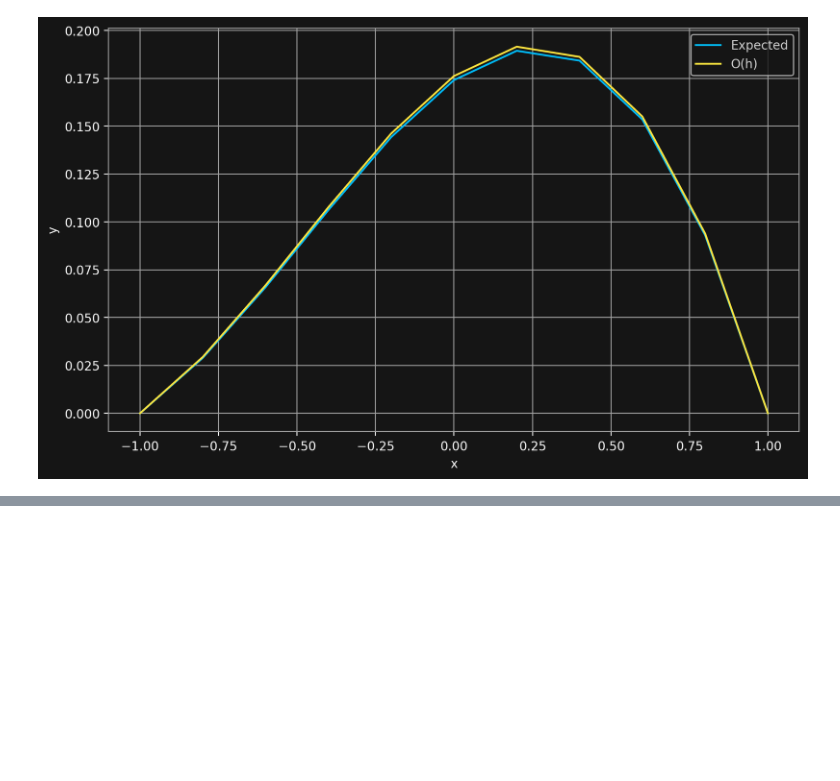
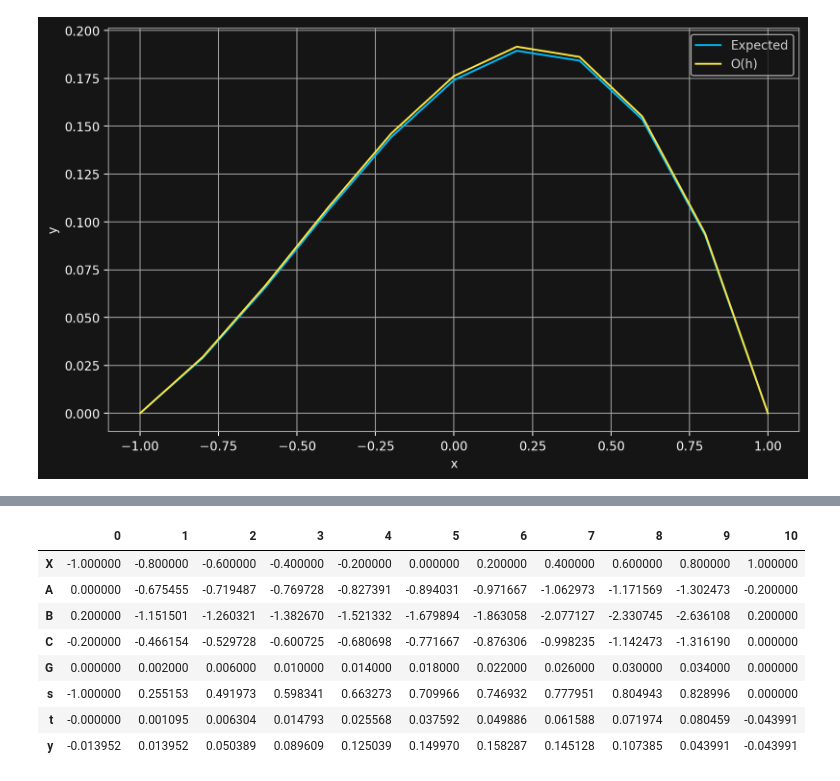
Before and after one commit to astatochek/mm-computational-workshop, a Jupyter notebook: 5-semester/5. Differential Equations/note.ipynb, the cells around one changed output, grey strips where cells are left out. Cells and saved outputs as stored; diff of their text form; code cells hidden in the pictures; blank space fills up the shorter version.

```diff
--- a/5-semester/5. Differential Equations/note.ipynb
+++ b/5-semester/5. Differential Equations/note.ipynb
@@ -115,0 +166,42 @@ diff_EQ.show(10, {'sol': first_order_approximation['y'], 'label': 'O(h)'})
+# %%
+def second_order_approximation(n: int, eq: Equation = diff_EQ) -> Dict[str, np.ndarray]:
+    # TODO: работает неправильно, судя по графику, а мб и норм :)
+    h = (eq.b - eq.a) / n
+    X = np.linspace(eq.a - h / 2, eq.b + h / 2, n+2)
+    A, B, C, G, y, s, t = (np.zeros(n+1) for _ in range(7))
+    B[0] = h
+    C[0] = -h
+    s[0] = C[0] / B[0]
+    t[0] = -G[0] / B[0]
+
+    for i in range(1, n+1):
+        if i < n:
+            A[i] = -eq.P(X[i] - h / 2) - eq.Q(X[i]) * h / 2
+            C[i] = -eq.P(X[i] + h / 2) + eq.Q(X[i]) * h / 2
+            B[i] = A[i] + C[i] - h**2 * eq.R(X[i])
+            G[i] = h**2 * eq.F(X[i])
+        else:
+            A[i] = -h
+            B[i] = h
+        s[i] = C[i] / (B[i] - A[i] * s[i-1])
+        t[i] = (A[i] * t[i-1] - G[i]) / (B[i] - A[i] * s[i-1])
+
+    y[n] = t[n]
+    for i in range(n-1, -1, -1):
+        y[i] = s[i] * y[i+1] + t[i]
+    x = np.linspace(eq.a, eq.b, n+1)
+    return {'X': x, 'A': A, 'B': B, 'C': C, 'G': G, 's': s, 't': t, 'y': y}
+
+
+_second_order_approximation = second_order_approximation(10)
+pd.DataFrame(_second_order_approximation).transpose()
+# %% [output]
+|  | 0 | 1 | 2 | 3 | 4 | 5 | 6 | 7 | 8 | 9 | 10 |
+| X | -1.000000 | -0.800000 | -0.600000 | -0.400000 | -0.200000 | 0.000000 | 0.200000 | 0.400000 | 0.600000 | 0.800000 | 1.000000 |
+| A | 0.000000 | -0.675455 | -0.719487 | -0.769728 | -0.827391 | -0.894031 | -0.971667 | -1.062973 | -1.171569 | -1.302473 | -0.200000 |
+| B | 0.200000 | -1.151501 | -1.260321 | -1.382670 | -1.521332 | -1.679894 | -1.863058 | -2.077127 | -2.330745 | -2.636108 | 0.200000 |
+| C | -0.200000 | -0.466154 | -0.529728 | -0.600725 | -0.680698 | -0.771667 | -0.876306 | -0.998235 | -1.142473 | -1.316190 | 0.000000 |
+| G | 0.000000 | 0.002000 | 0.006000 | 0.010000 | 0.014000 | 0.018000 | 0.022000 | 0.026000 | 0.030000 | 0.034000 | 0.000000 |
+| s | -1.000000 | 0.255153 | 0.491973 | 0.598341 | 0.663273 | 0.709966 | 0.746932 | 0.777951 | 0.804943 | 0.828996 | 0.000000 |
+| t | -0.000000 | 0.001095 | 0.006304 | 0.014793 | 0.025568 | 0.037592 | 0.049886 | 0.061588 | 0.071974 | 0.080459 | -0.043991 |
+| y | -0.013952 | 0.013952 | 0.050389 | 0.089609 | 0.125039 | 0.149970 | 0.158287 | 0.145128 | 0.107385 | 0.043991 | -0.043991 |
```
Also changed, not shown: parts of 6 cells of this notebook.
